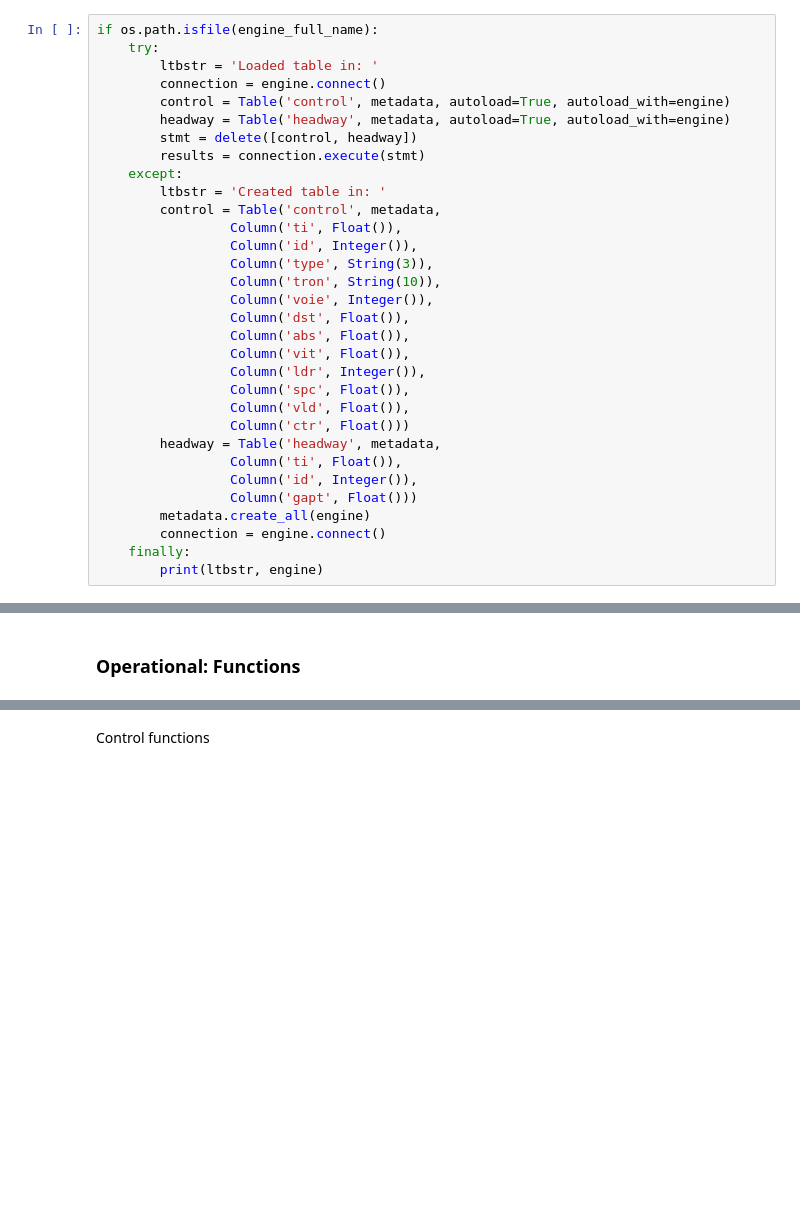
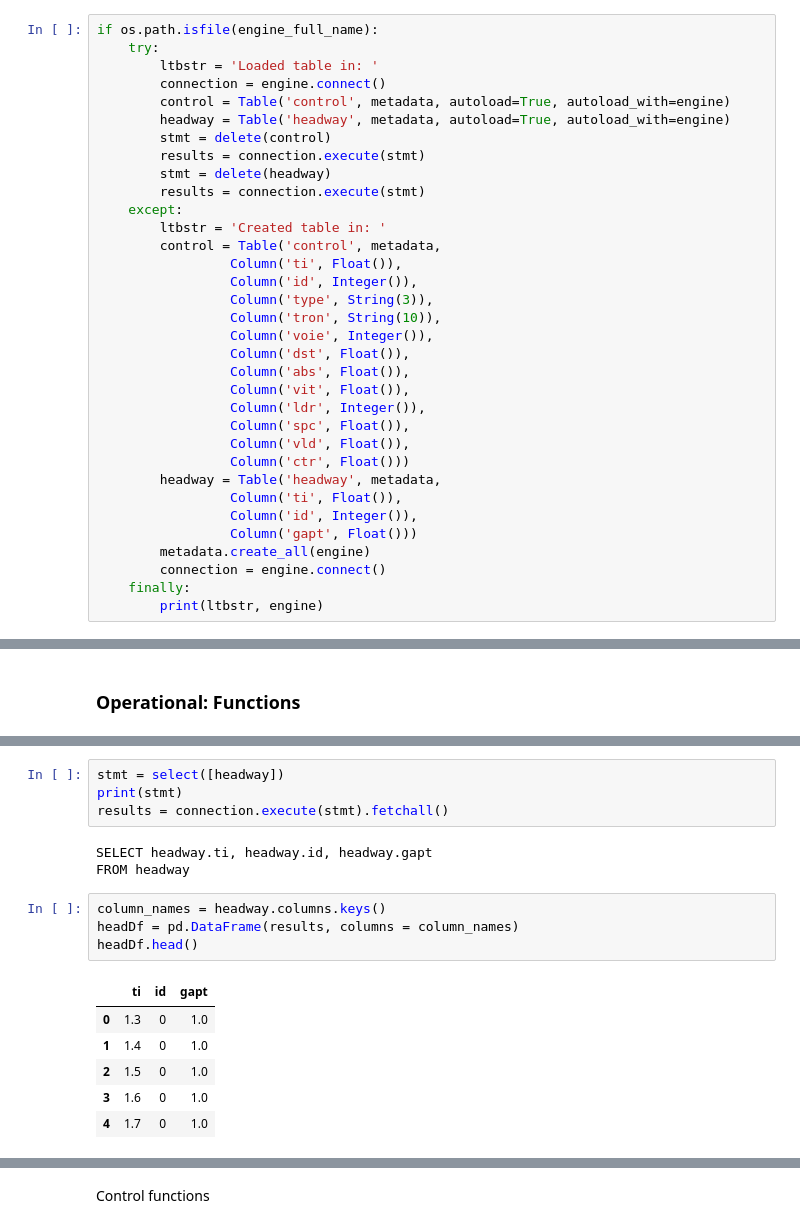
Before and after one commit to licit-lab/hierarchical-split-platooning, a Jupyter notebook: Notebooks/01-ISTTT2019.ipynb, the cells around one changed output, grey strips where cells are left out. Saved outputs shown, nothing was run; the diff lists cells and outputs as text; blank space fills up the shorter version.

```diff
--- a/Notebooks/01-ISTTT2019.ipynb
+++ b/Notebooks/01-ISTTT2019.ipynb
@@ -472,7 +472,9 @@ if os.path.isfile(engine_full_name):
         connection = engine.connect()
         control = Table('control', metadata, autoload=True, autoload_with=engine)
         headway = Table('headway', metadata, autoload=True, autoload_with=engine)
-        stmt = delete([control, headway])
+        stmt = delete(control)
+        results = connection.execute(stmt)
+        stmt = delete(headway)
         results = connection.execute(stmt)
     except:
         ltbstr = 'Created table in: '
@@ -832,0 +833,18 @@ IndexError: invalid index to scalar variable.
+# %%
+stmt = select([headway])
+print(stmt)
+results = connection.execute(stmt).fetchall()
+# %% [output]
+SELECT headway.ti, headway.id, headway.gapt
+FROM headway
+# %%
+column_names = headway.columns.keys()
+headDf = pd.DataFrame(results, columns = column_names)
+headDf.head()
+# %% [output]
+|  | ti | id | gapt |
+| 0 | 1.3 | 0 | 1.0 |
+| 1 | 1.4 | 0 | 1.0 |
+| 2 | 1.5 | 0 | 1.0 |
+| 3 | 1.6 | 0 | 1.0 |
+| 4 | 1.7 | 0 | 1.0 |
```
Also changed, not shown: parts of 4 cells of this notebook.
